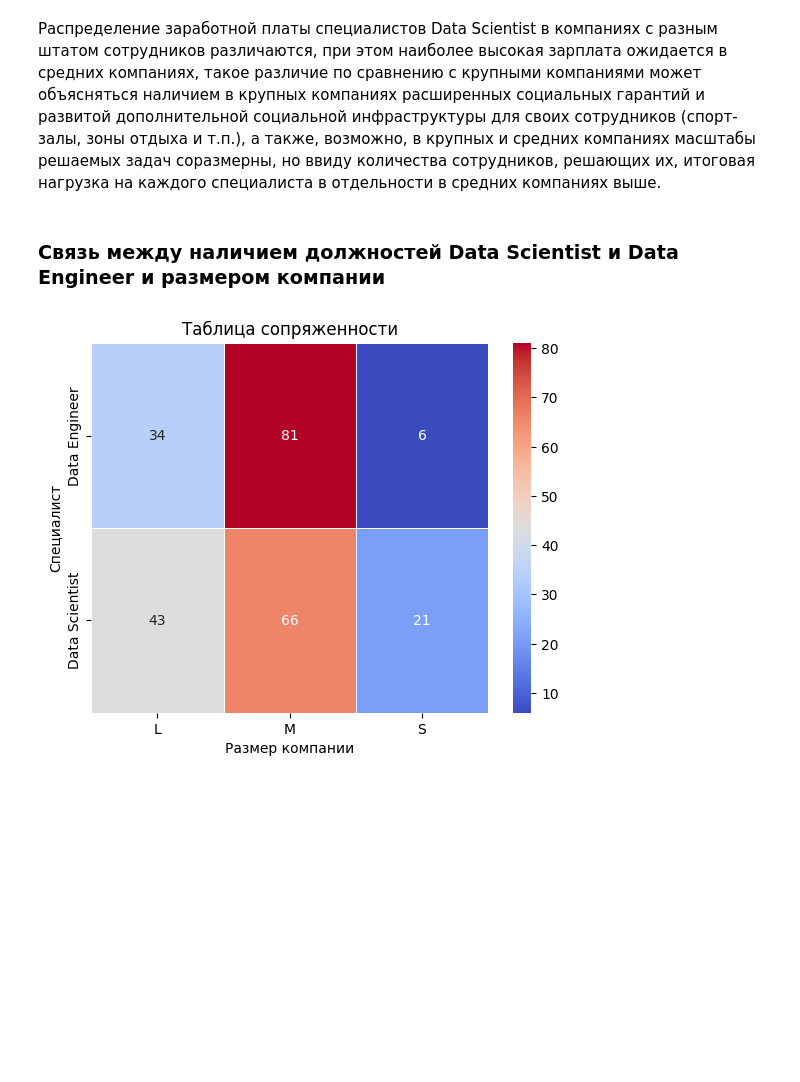
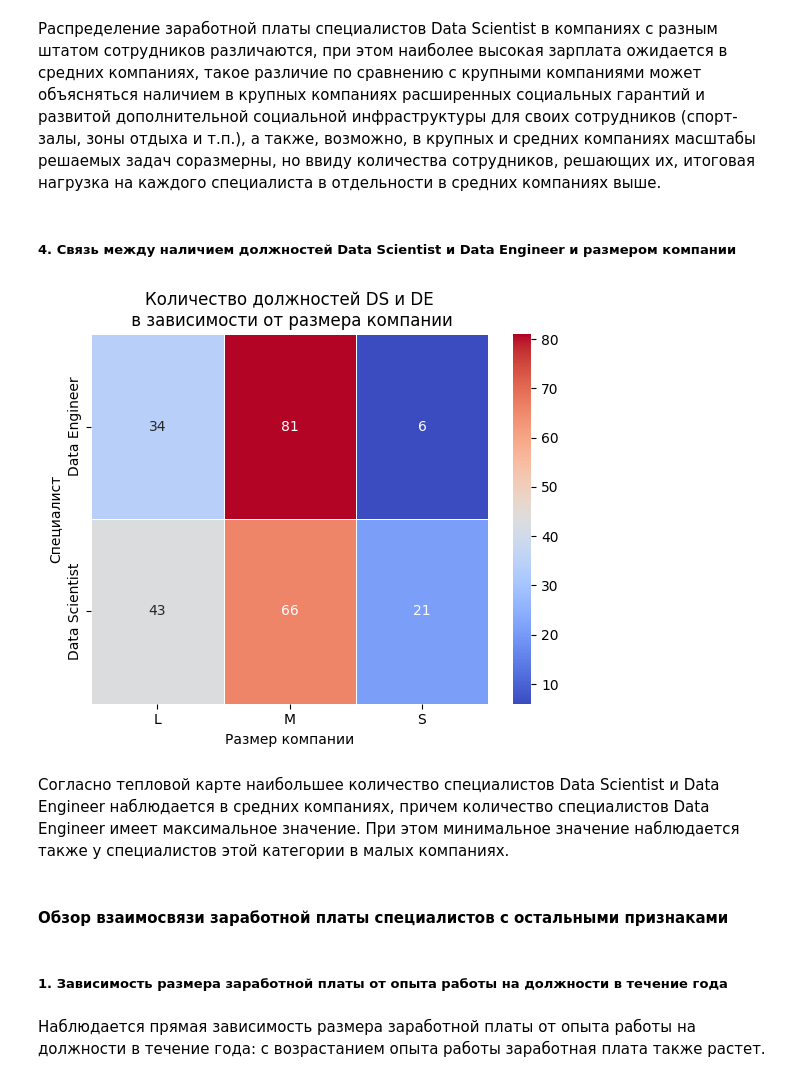
Before and after one commit to al-ogr/sf_data_science_hw, a Jupyter notebook: HW-03/HW-03.ipynb, the cells around one changed output. Cells and saved outputs as stored; diff of their text form; code cells hidden in the pictures; blank space fills up the shorter version.

Commit message:
completed visual analysis

```diff
--- a/HW-03/HW-03.ipynb
+++ b/HW-03/HW-03.ipynb
@@ -130,5 +131,12 @@ print(f'Размерность таблицы после удаления дуб
 # Удаление неинформативных признаков
 df_ds_salaries_cleared = df_ds_salaries_cleared.drop(columns=['salary', 'salary_currency'],
                                                      axis=1)
+# Перевод категориальных признаков в 'category'
+df_ds_salaries_cleared['remote_ratio'] = df_ds_salaries_cleared['remote_ratio'].astype('category')
+for col in df_ds_salaries_cleared.columns:
+    if df_ds_salaries_cleared[col].dtype == 'object':
+        df_ds_salaries_cleared[col] = df_ds_salaries_cleared[col].astype('category')
+
+df_ds_salaries_cleared.info()
 df_ds_salaries_cleared.head()
 # %% [output]
@@ -164,0 +191,16 @@ df_ds_salaries_cleared.describe(include='object')
+# %%
+# Фильтрация данных
+mask_ds = df_ds_salaries_cleared['job_title'] == 'Data Scientist'
+mask_de = df_ds_salaries_cleared['job_title'] == 'Data Engineer'
+df_ds_salaries_cleared = df_ds_salaries_cleared[mask_ds | mask_de]
+# Удаление неиспользуемых категорий в отфильтрованных данных
+for col in df_ds_salaries_cleared.columns:
+    if df_ds_salaries_cleared[col].dtype == 'category':
+        df_ds_salaries_cleared[col] = df_ds_salaries_cleared[col].cat.remove_unused_categories()
+# Сброс индексации записей
+df_ds_salaries_cleared = df_ds_salaries_cleared.reset_index(drop=True)
+# Реиндексация фильтров
+mask_ds = df_ds_salaries_cleared['job_title'] == 'Data Scientist'
+mask_de = df_ds_salaries_cleared['job_title'] == 'Data Engineer'
+
+df_ds_salaries_cleared.info()
@@ -312,14 +525,19 @@ figure_salary_ds_size_copm.show()
 # %% [markdown]
 Распределение заработной платы специалистов Data Scientist в компаниях с разным штатом сотрудников различаются, при этом наиболее высокая зарплата ожидается в средних компаниях, такое различие по сравнению с крупными компаниями может объясняться наличием в крупных компаниях расширенных социальных гарантий и развитой дополнительной социальной инфраструктуры для своих сотрудников (спорт-залы, зоны отдыха и т.п.), а также, возможно, в крупных и средних компаниях масштабы решаемых задач соразмерны, но ввиду количества сотрудников, решающих их, итоговая нагрузка на каждого специалиста в отдельности в средних компаниях выше.
 # %% [markdown]
-### Связь между наличием должностей Data Scientist и Data Engineer и размером компании
+##### 4. Связь между наличием должностей Data Scientist и Data Engineer и размером компании
 # %%
-mask_de = df_ds_salaries_cleared['job_title'] == 'Data Engineer'
-cross_tab = pd.crosstab(index=df_ds_salaries_cleared[mask_ds | mask_de]['job_title'],
-                        columns=df_ds_salaries_cleared[mask_ds | mask_de]['company_size'])
+cross_tab = pd.crosstab(index=df_ds_salaries_cleared['job_title'],
+                        columns=df_ds_salaries_cleared['company_size'])
 ax = sns.heatmap(cross_tab, annot=True, linewidth=.5, fmt='.0f', cmap="coolwarm")
 ax.set(xlabel='Размер компании', ylabel='Специалист')
-plt.title('Таблица сопряженности')
+plt.title('Количество должностей DS и DE\n в зависимости от размера компании')
 plt.show()
 # %% [output]
-[figure, old version]
+[figure, new version]
+# %% [markdown]
+Согласно тепловой карте наибольшее количество специалистов Data Scientist и Data Engineer наблюдается в средних компаниях, причем количество специалистов Data Engineer имеет максимальное значение. При этом минимальное значение наблюдается также у специалистов этой категории в малых компаниях.
+# %% [markdown]
+#### Обзор взаимосвязи заработной платы специалистов с остальными признаками
+# %% [markdown]
+##### 1. Зависимость размера заработной платы от опыта работы на должности в течение года
@@ -325,0 +580,2 @@ plt.show()
+# %% [markdown]
+Наблюдается прямая зависимость размера заработной платы от опыта работы на должности в течение года: с возрастанием опыта работы заработная плата также растет.
```
Also changed, not shown: parts of 49 cells of this notebook.
